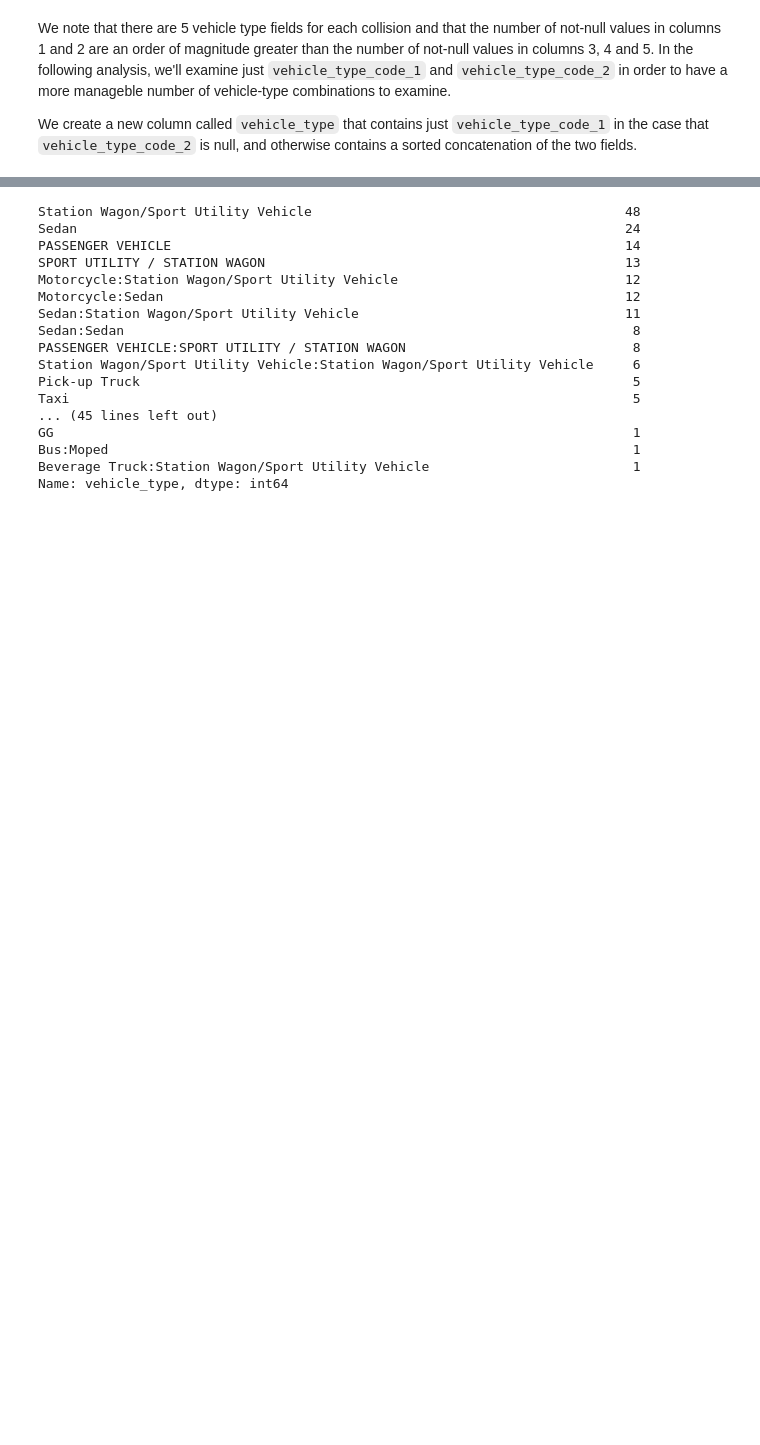
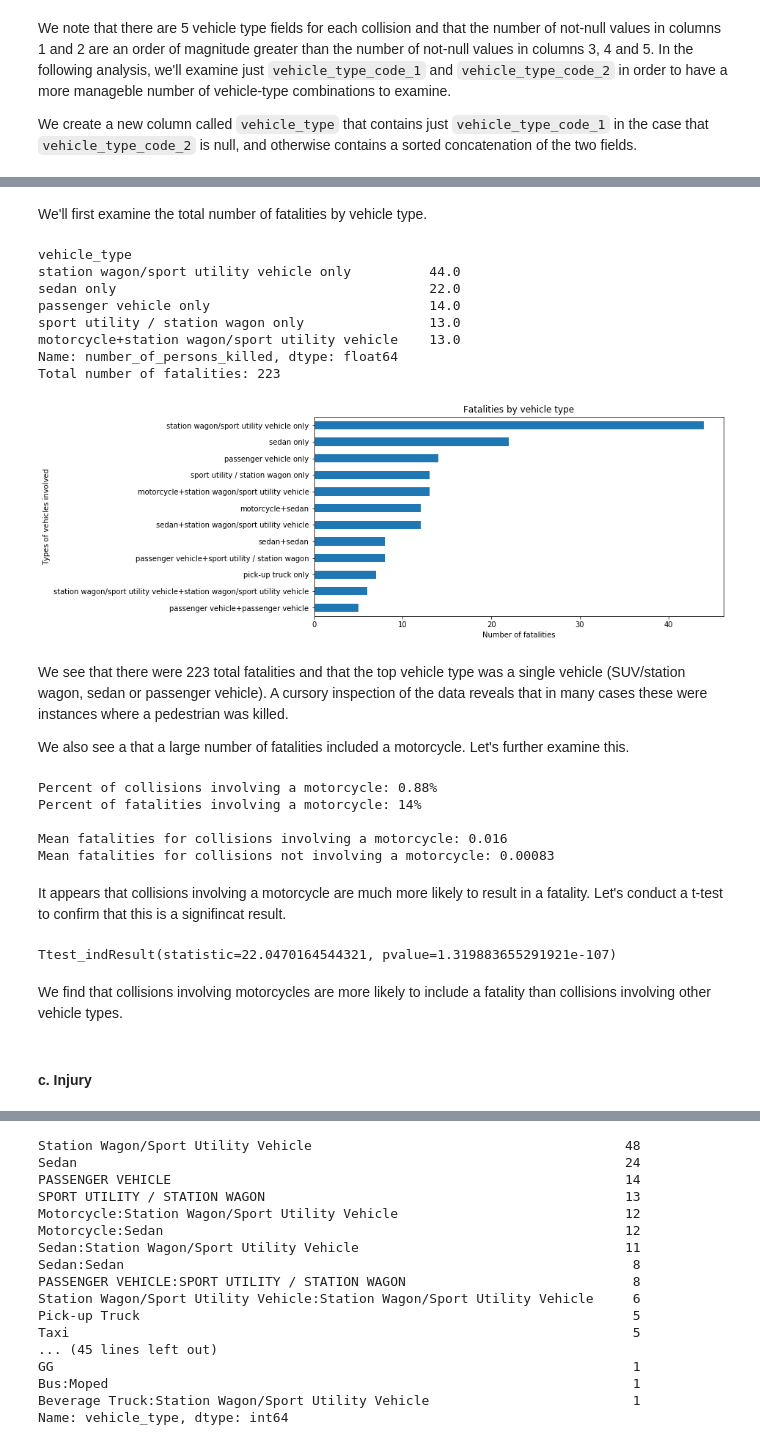
Before and after one commit to dan55/collisions, a Jupyter notebook: collisions.ipynb, the cells around one changed output, grey strips where cells are left out. Saved outputs shown, nothing was run; the diff lists cells and outputs as text; code cells hidden in the pictures; blank space fills up the shorter version.

Commit message:
move to injury reporting

```diff
--- a/collisions.ipynb
+++ b/collisions.ipynb
@@ -252,3 +253,71 @@ df2.rename({"number_of_persons_killed": "fatalities"}, inplace=True)
+# %% [markdown]
+We'll first examine the total number of fatalities by vehicle type.
+# %%
+grouped = (df2[df2["number_of_persons_killed"] >= 1]
+ .groupby("vehicle_type")
+ .number_of_persons_killed
+ .sum()
+ .sort_values(ascending=False)
+)
+total_fatalities = int(grouped.sum())
+
+title = "Fatalities by vehicle type"
+ax = (grouped[grouped >= 5]
+      .iloc[::-1] # put highest number at the top
+      .plot(figsize=(10, 5),
+            kind="barh",
+            title=title)
+     )
+ax.set_xlabel("Number of fatalities")
+ax.set_ylabel("Types of vehicles involved")
+print(grouped.head())
+print(f"Total number of fatalities: {total_fatalities}")
+# %% [output]
+vehicle_type
+station wagon/sport utility vehicle only          44.0
+sedan only                                        22.0
+passenger vehicle only                            14.0
+sport utility / station wagon only                13.0
+motorcycle+station wagon/sport utility vehicle    13.0
+Name: number_of_persons_killed, dtype: float64
+Total number of fatalities: 223
+[figure, added]
+# %% [markdown]
+We see that there were 223 total fatalities and that the top vehicle type was a single vehicle (SUV/station wagon, sedan or passenger vehicle). A cursory inspection of the data reveals that in many cases these were instances where a pedestrian was killed.
+
+We also see a that a large number of fatalities included a motorcycle. Let's further examine this.
+# %%
+motorcycles = df2[df2.vehicle_type.str.contains("motorcycle")]
+others = df2[~df2.vehicle_type.str.contains("motorcycle")]
+
+percent_motorcycle = len(motorcycles) / len(df2) * 100
+percent_motorcycle_fatal = int(motorcycles.number_of_persons_killed.sum() / total_fatalities * 100)
+
+motorcycle_mean_fatalities = motorcycles.number_of_persons_killed.mean()
+others_mean_fatalities = others.number_of_persons_killed.mean()
+print(f"Percent of collisions involving a motorcycle: {percent_motorcycle:.2}%")
+print(f"Percent of fatalities involving a motorcycle: {percent_motorcycle_fatal}%")
+print()
+print(f"Mean fatalities for collisions involving a motorcycle: {motorcycle_mean_fatalities:.2}")
+print(f"Mean fatalities for collisions not involving a motorcycle: {others_mean_fatalities:.2}")
+# %% [output]
+Percent of collisions involving a motorcycle: 0.88%
+Percent of fatalities involving a motorcycle: 14%
+
+Mean fatalities for collisions involving a motorcycle: 0.016
+Mean fatalities for collisions not involving a motorcycle: 0.00083
+# %% [markdown]
+It appears that collisions involving a motorcycle are much more likely to result in a fatality. Let's conduct a t-test to confirm that this is a signifincat result.
+# %%
+target = "number_of_persons_killed"
+ttest_ind(motorcycles.dropna(subset=[target]).number_of_persons_killed,
+          others.dropna(subset=[target]).number_of_persons_killed)
+# %% [output]
+Ttest_indResult(statistic=22.0470164544321, pvalue=1.319883655291921e-107)
+# %% [markdown]
+We find that collisions involving motorcycles are more likely to include a fatality than collisions involving other vehicle types.
+# %% [markdown]
+#### c. Injury
 # %%
 # create injury dataframe
 cols = [c for c in df2.columns if not c.endswith("killed")]
```
Also changed, not shown: parts of 7 cells of this notebook.
